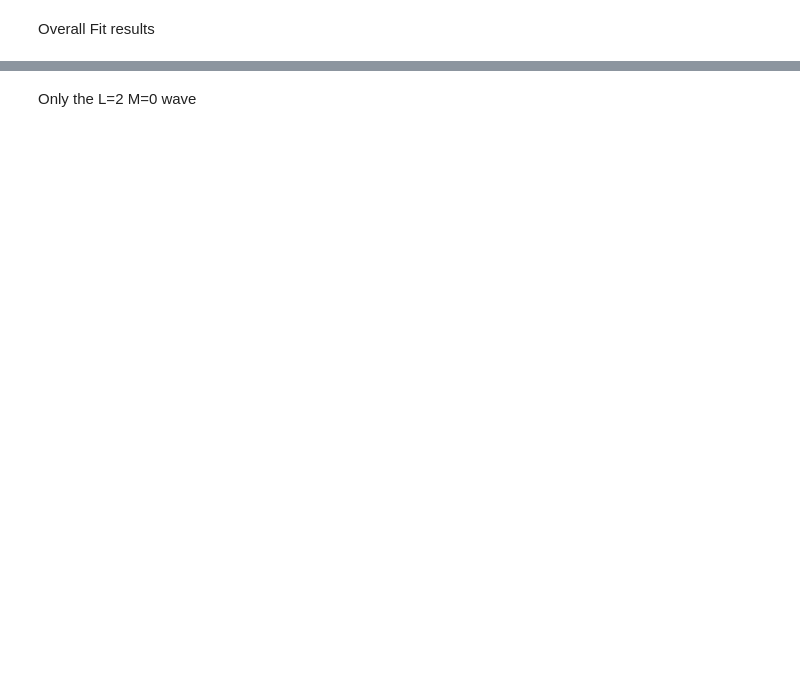
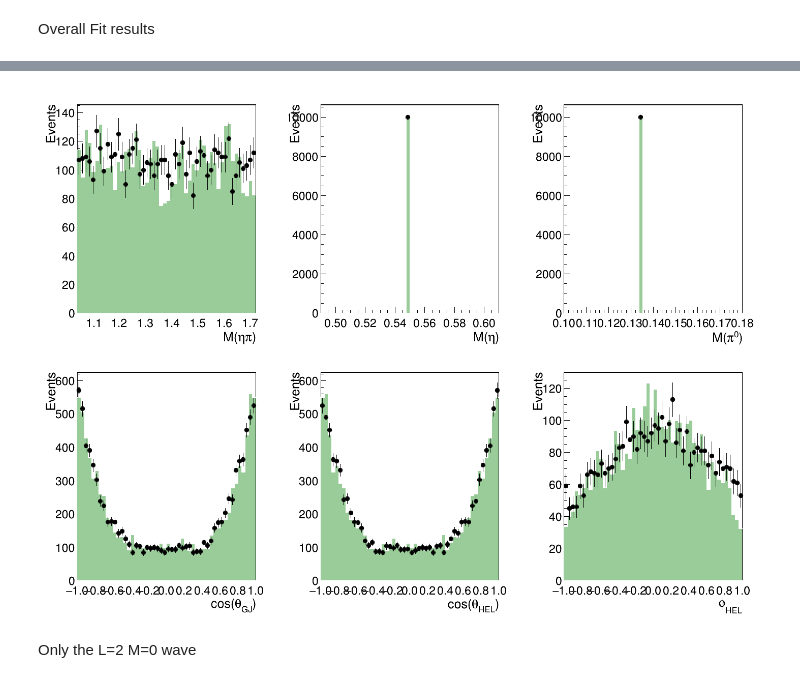
Before and after one commit to lan13005/PyAmpTools, a Jupyter notebook: _sources/notebooks/plotgen.ipynb, the cells around one changed output, grey strips where cells are left out. Saved outputs shown, nothing was run; the diff lists cells and outputs as text; code cells hidden in the pictures; blank space fills up the shorter version.

```diff
--- a/_sources/notebooks/plotgen.ipynb
+++ b/_sources/notebooks/plotgen.ipynb
@@ -93,2 +147,6 @@ Overall Fit results
+# %%
+Image(filename=f'result_all.png')
+# %% [output]
+[figure, added]
 # %% [markdown]
 Only the L=2 M=0 wave
```
Also changed, not shown: parts of 15 cells of this notebook, 11 other files.
